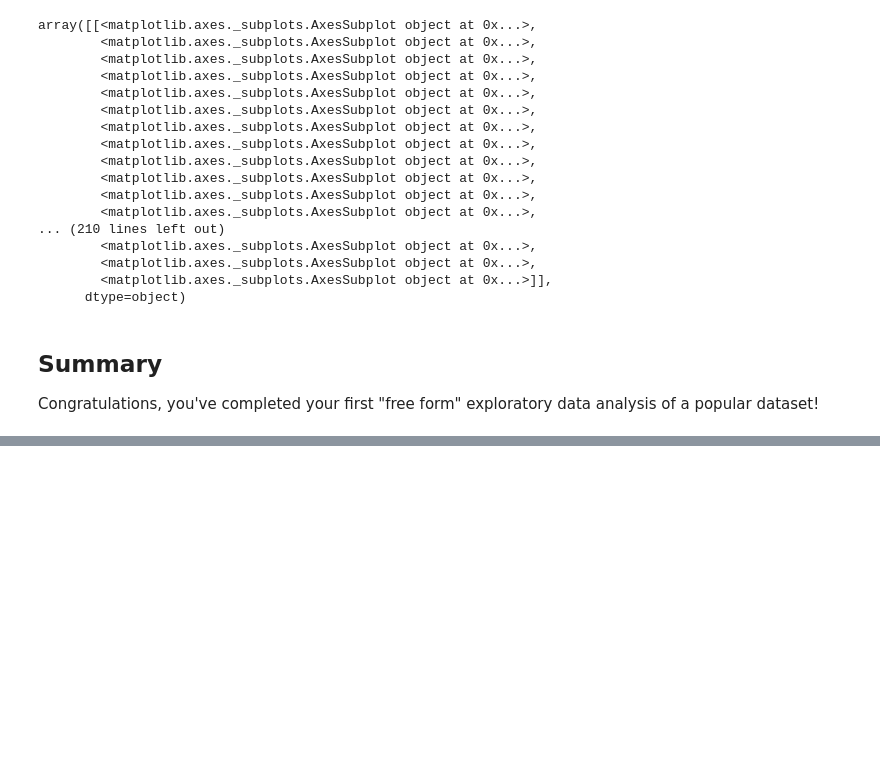
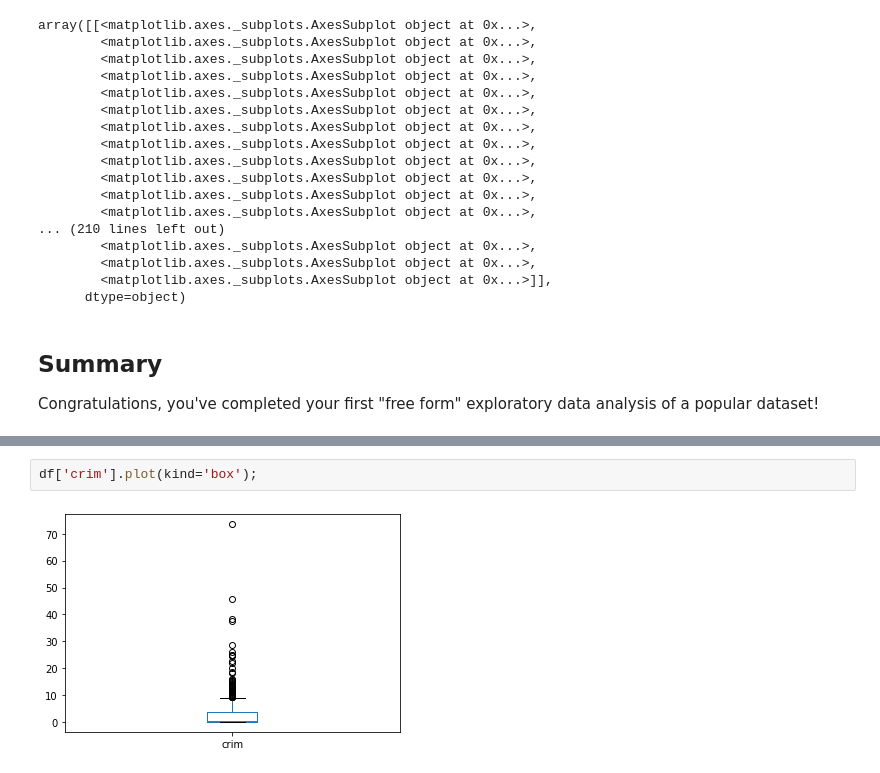
Before and after one commit to djiadjia64/dsc-project-eda-with-pandas-online-ds-ft-120919, a Jupyter notebook: index.ipynb, the cells around one changed output, grey strips where cells are left out. Saved outputs shown, nothing was run; the diff lists cells and outputs as text; blank space fills up the shorter version.

```diff
--- a/index.ipynb
+++ b/index.ipynb
@@ -93,0 +95,4 @@ Name: crim, Length: 333, dtype: float64
+# %%
+df['crim'].plot(kind='box');
+# %% [output]
+[figure, added]
```
Also changed, not shown: parts of 4 cells of this notebook.
